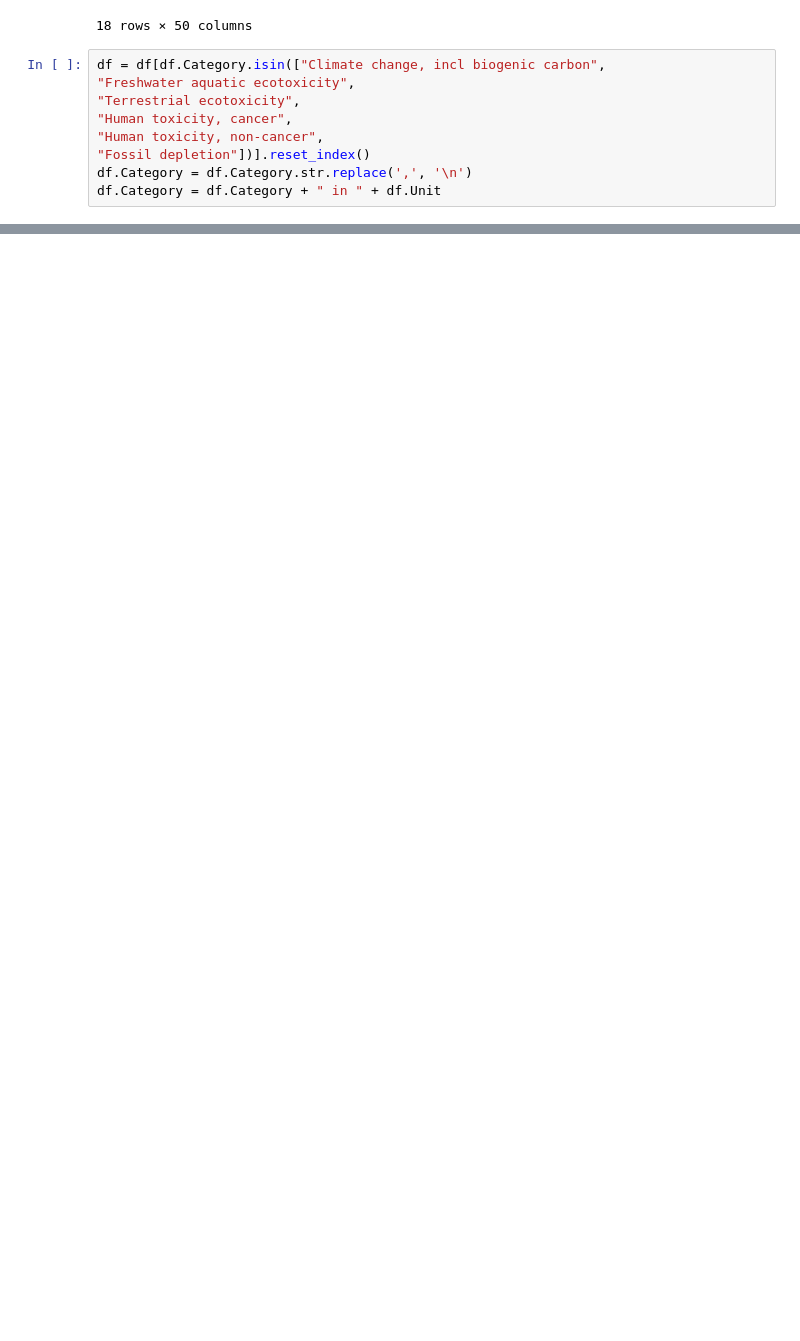
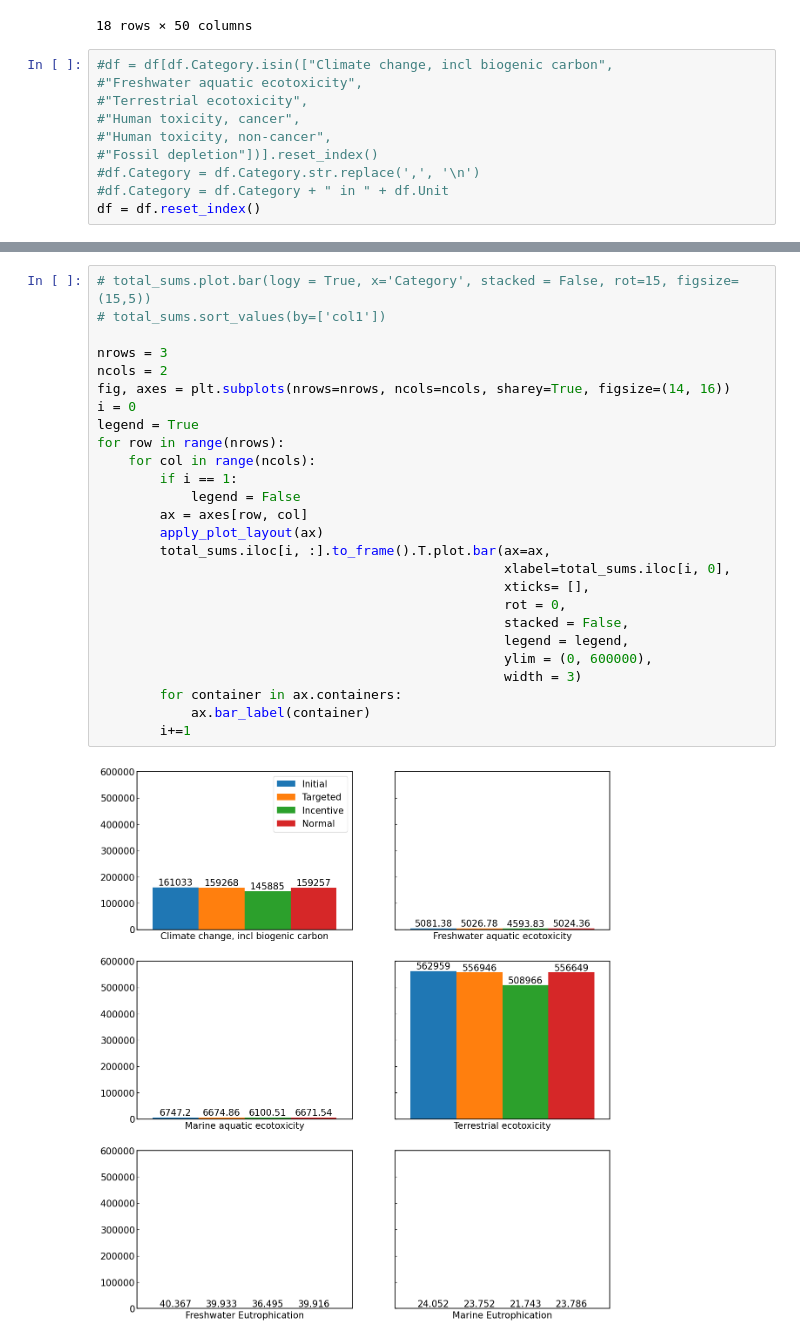
Before and after one commit to emilbreustedt/AWSI, a Jupyter notebook: Stoffemissionen/graphs.ipynb, the cells around one changed output, grey strips where cells are left out. Drawn from its saved outputs; the diff is of its cells as text; blank space fills up the shorter version.

Commit message:
final graphs

```diff
--- a/Stoffemissionen/graphs.ipynb
+++ b/Stoffemissionen/graphs.ipynb
@@ -28,14 +30,15 @@ df
 | 17 | Freshwater Consumption | 251.756 | 185.842 | 247.748 | 184.017 | ... |
 18 rows × 50 columns
 # %%
-df = df[df.Category.isin(["Climate change, incl biogenic carbon",
-"Freshwater aquatic ecotoxicity",
-"Terrestrial ecotoxicity",
-"Human toxicity, cancer",
-"Human toxicity, non-cancer",
-"Fossil depletion"])].reset_index()
-df.Category = df.Category.str.replace(',', '\n')
-df.Category = df.Category + " in " + df.Unit
+#df = df[df.Category.isin(["Climate change, incl biogenic carbon",
+#"Freshwater aquatic ecotoxicity",
+#"Terrestrial ecotoxicity",
+#"Human toxicity, cancer",
+#"Human toxicity, non-cancer",
+#"Fossil depletion"])].reset_index()
+#df.Category = df.Category.str.replace(',', '\n')
+#df.Category = df.Category + " in " + df.Unit
+df = df.reset_index()
 # %%
 materials = [string.rsplit("_", 1)[1] for string in df.columns[list(range(2, len(df.columns)-1, 8))]]
 cases = [string.rsplit("_", 1)[0] for string in df.columns[list(range(2, 9, 2))]]
@@ -80,0 +143,28 @@ return_sums.plot(logy = False, x='Category', rot=15, figsize=(10,5))
+# %%
+# total_sums.plot.bar(logy = True, x='Category', stacked = False, rot=15, figsize=(15,5))
+# total_sums.sort_values(by=['col1'])
+
+nrows = 3
+ncols = 2
+fig, axes = plt.subplots(nrows=nrows, ncols=ncols, sharey=True, figsize=(14, 16))
+i = 0
+legend = True
+for row in range(nrows):
+    for col in range(ncols):
+        if i == 1:
+            legend = False
+        ax = axes[row, col]
+        apply_plot_layout(ax)
+        total_sums.iloc[i, :].to_frame().T.plot.bar(ax=ax,
+                                                    xlabel=total_sums.iloc[i, 0],
+                                                    xticks= [],
+                                                    rot = 0,
+                                                    stacked = False,
+                                                    legend = legend,
+                                                    ylim = (0, 600000),
+                                                    width = 3)
+        for container in ax.containers:
+            ax.bar_label(container)
+        i+=1
+# %% [output]
+[figure, added]
```
Also changed, not shown: parts of 8 cells of this notebook, 1 other file.
